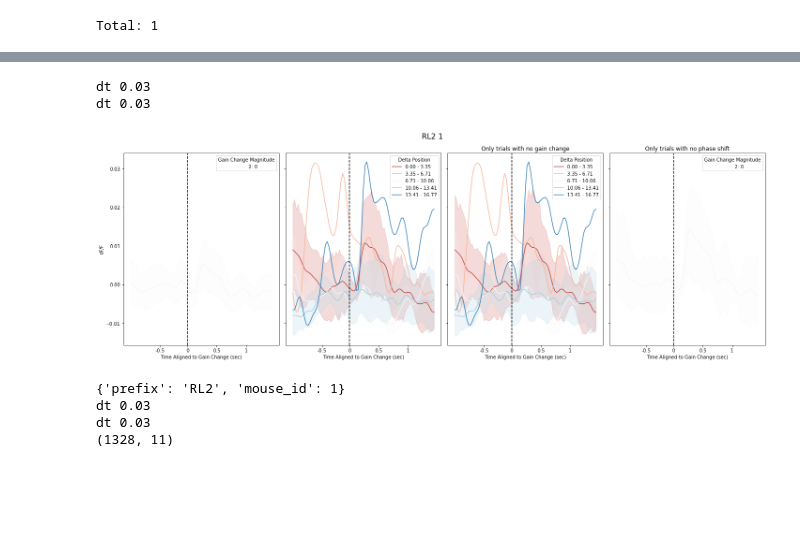
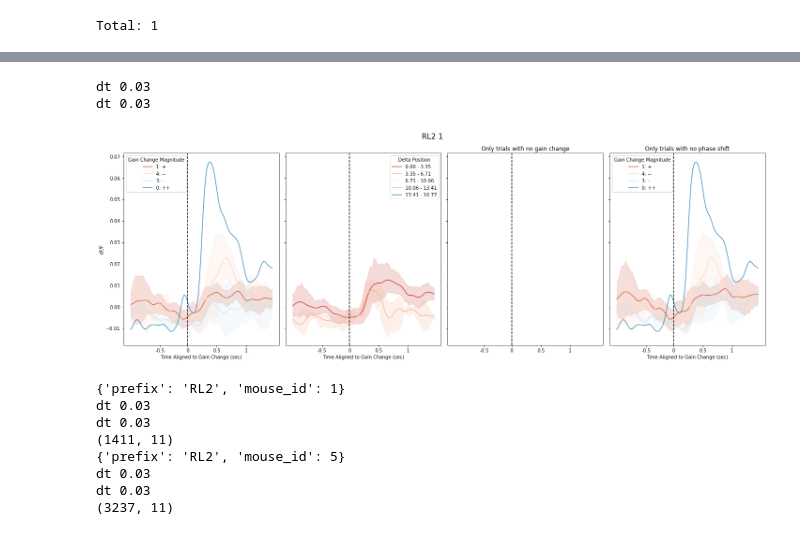
Before and after one commit to FelixHub/serotonin_model, a Jupyter notebook: src/serotonindata/visualizations.ipynb, the cells around one changed output, grey strips where cells are left out. Cells and saved outputs as stored; diff of their text form; code cells hidden in the pictures; blank space fills up the shorter version.

Commit message:
session-level data collection

```diff
--- a/src/serotonindata/visualizations.ipynb
+++ b/src/serotonindata/visualizations.ipynb
@@ -308,40 +182,44 @@ Total: 22
 # %%
 from visualizations import trace_visualization, TraceVisualizer
 
 # Last, visualize data for a mouse to see how things look
-key = {"prefix" : 'RL2',"mouse_id":1}
+key = {"prefix" : 'RL1',"mouse_id":1}
 trace_visualization(key, pooling = 'mouse')
 # %% [output]
 dt 0.03
 dt 0.03
-[figure, old version]
+[figure, new version]
 # %%
 mouse_id = 1
 RL_id = 'RL1'
 
-mice = [{"prefix" : "RL1" , "mouse_id" : 1},
+mice = [#{"prefix" : "RL1" , "mouse_id" : 1},
         {"prefix" : "RL2" , "mouse_id" : 1},
-        {"prefix" : "RL1" , "mouse_id" : 2},
-        {"prefix" : "RL1" , "mouse_id" : 3},
-        {"prefix" : "RL1" , "mouse_id" : 4},
-        {"prefix" : "RL1" , "mouse_id" : 5},
+        #{"prefix" : "RL1" , "mouse_id" : 2},
+        #{"prefix" : "RL1" , "mouse_id" : 3},
+        #{"prefix" : "RL1" , "mouse_id" : 4},
+        #{"prefix" : "RL1" , "mouse_id" : 5},
         {"prefix" : "RL2" , "mouse_id" : 5},
         ]
 
-# for mouse in mice :
-mouse = {"prefix" : "RL2" , "mouse_id" : 1}
-print(mouse)
-mouse_id = mouse["mouse_id"]
-RL_id = mouse['prefix']
-uid =  RL_id+"_"+str(mouse_id)
-key = {"prefix" : RL_id, "mouse_id":mouse_id}
-TV = TraceVisualizer(key,pooling="mouse")
-data = TV.process_data()
-data['uid'] = uid
-print(data.shape)
-#data.to_csv('mice_data_'+uid+'.csv')
+for mouse in mice :
+        # mouse = {"prefix" : "RL2" , "mouse_id" : 1}
+        print(mouse)
+        mouse_id = mouse["mouse_id"]
+        RL_id = mouse['prefix']
+        uid =  RL_id+"_"+str(mouse_id)
+        key = {"prefix" : RL_id, "mouse_id":mouse_id}
+        TV = TraceVisualizer(key,pooling="mouse")
+        data = TV.process_data()
+        data['uid'] = uid
+        print(data.shape)
+        data.to_csv('mice_data_'+uid+'.csv')
 # %% [output]
 {'prefix': 'RL2', 'mouse_id': 1}
 dt 0.03
 dt 0.03
-(1328, 11)
+(1411, 11)
+{'prefix': 'RL2', 'mouse_id': 5}
+dt 0.03
+dt 0.03
+(3237, 11)
```
Also changed, not shown: parts of 14 cells of this notebook, 9 other files.
